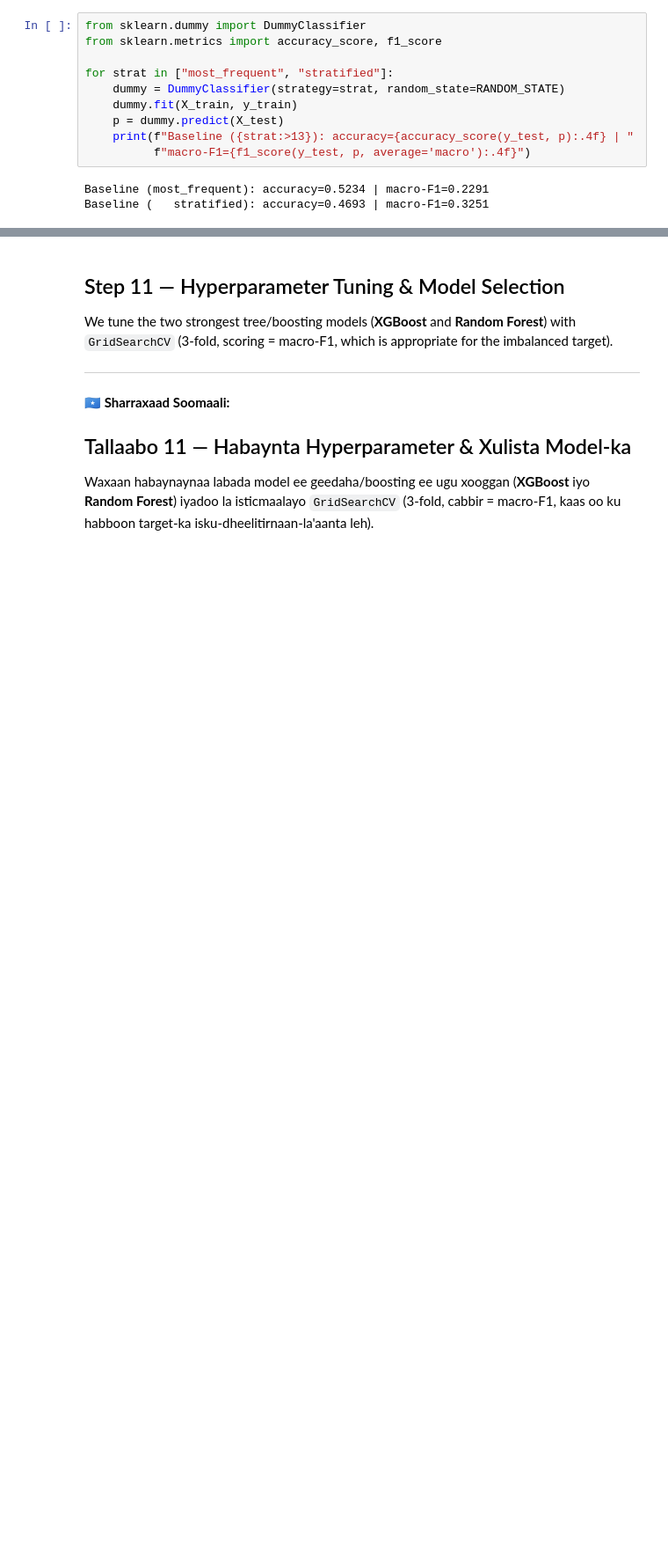
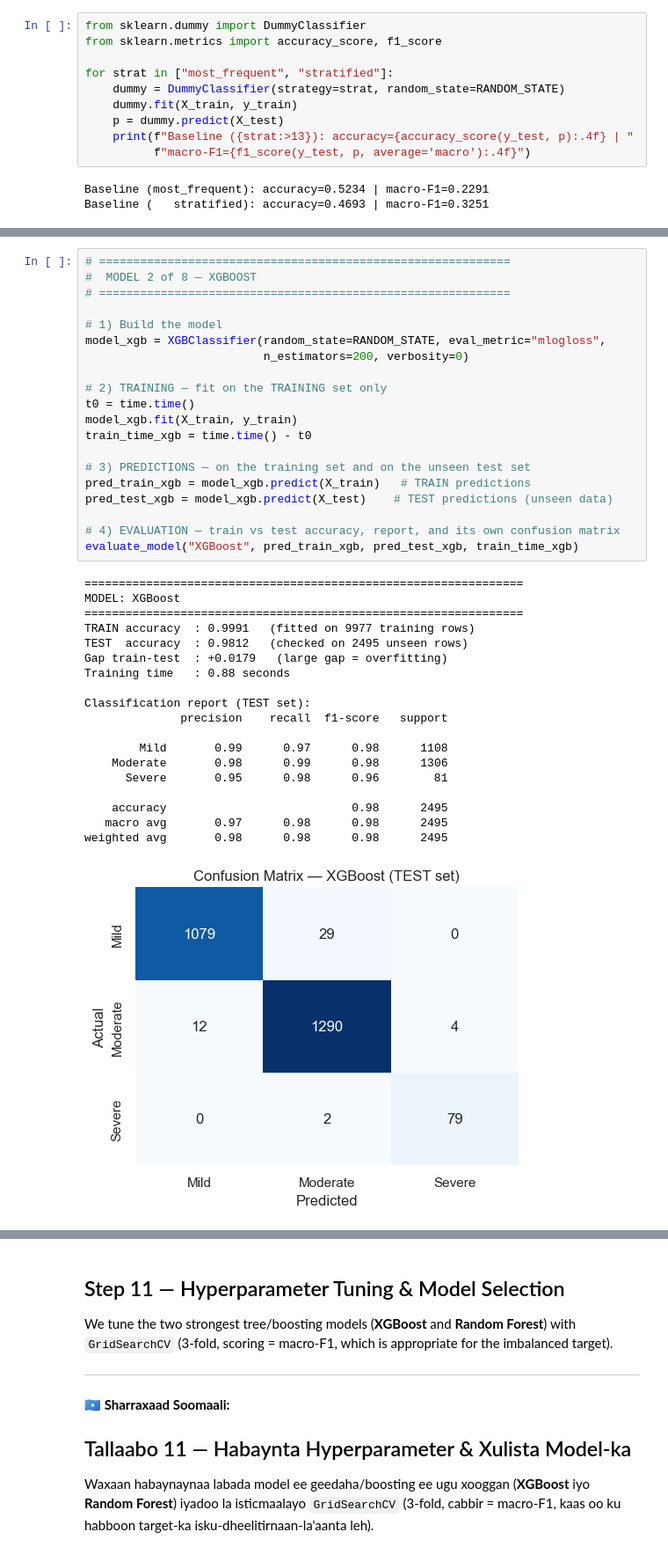
Before and after one commit to Ahmett655/Thesis_Project_Anemia, a Jupyter notebook: flask_api/Anemia_ML_Pipeline_13Steps.ipynb, the cells around one changed output, grey strips where cells are left out. Shown at 88% size. Drawn from its saved outputs; the diff is of its cells as text; blank space fills up the shorter version.

```diff
--- a/flask_api/Anemia_ML_Pipeline_13Steps.ipynb
+++ b/flask_api/Anemia_ML_Pipeline_13Steps.ipynb
@@ -889,0 +970,40 @@ plt.tight_layout(); plt.show()
+# %%
+# ============================================================
+#  MODEL 2 of 8 — XGBOOST
+# ============================================================
+
+# 1) Build the model
+model_xgb = XGBClassifier(random_state=RANDOM_STATE, eval_metric="mlogloss",
+                          n_estimators=200, verbosity=0)
+
+# 2) TRAINING — fit on the TRAINING set only
+t0 = time.time()
+model_xgb.fit(X_train, y_train)
+train_time_xgb = time.time() - t0
+
+# 3) PREDICTIONS — on the training set and on the unseen test set
+pred_train_xgb = model_xgb.predict(X_train)   # TRAIN predictions
+pred_test_xgb = model_xgb.predict(X_test)    # TEST predictions (unseen data)
+
+# 4) EVALUATION — train vs test accuracy, report, and its own confusion matrix
+evaluate_model("XGBoost", pred_train_xgb, pred_test_xgb, train_time_xgb)
+# %% [output]
+================================================================
+MODEL: XGBoost
+================================================================
+TRAIN accuracy  : 0.9991   (fitted on 9977 training rows)
+TEST  accuracy  : 0.9812   (checked on 2495 unseen rows)
+Gap train-test  : +0.0179   (large gap = overfitting)
+Training time   : 0.88 seconds
+
+Classification report (TEST set):
+              precision    recall  f1-score   support
+
+        Mild       0.99      0.97      0.98      1108
+    Moderate       0.98      0.99      0.98      1306
+      Severe       0.95      0.98      0.96        81
+
+    accuracy                           0.98      2495
+   macro avg       0.97      0.98      0.98      2495
+weighted avg       0.98      0.98      0.98      2495
+[figure, added]
```
Also changed, not shown: parts of 26 cells of this notebook.
